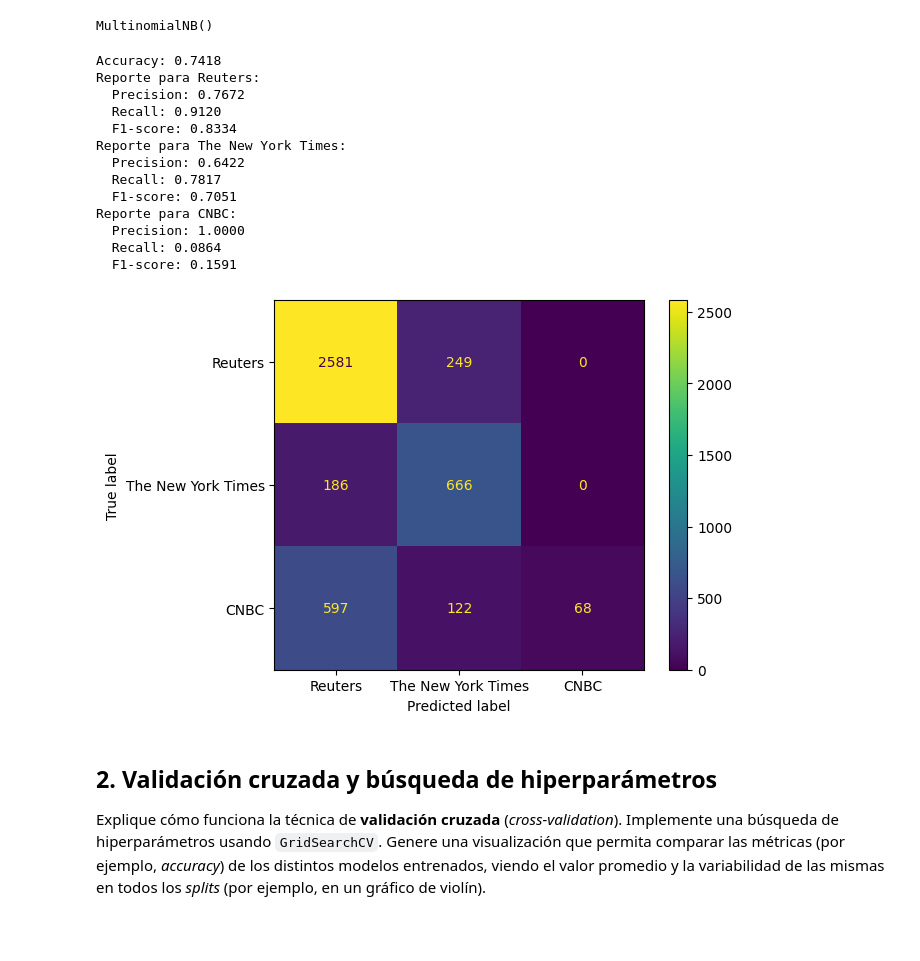
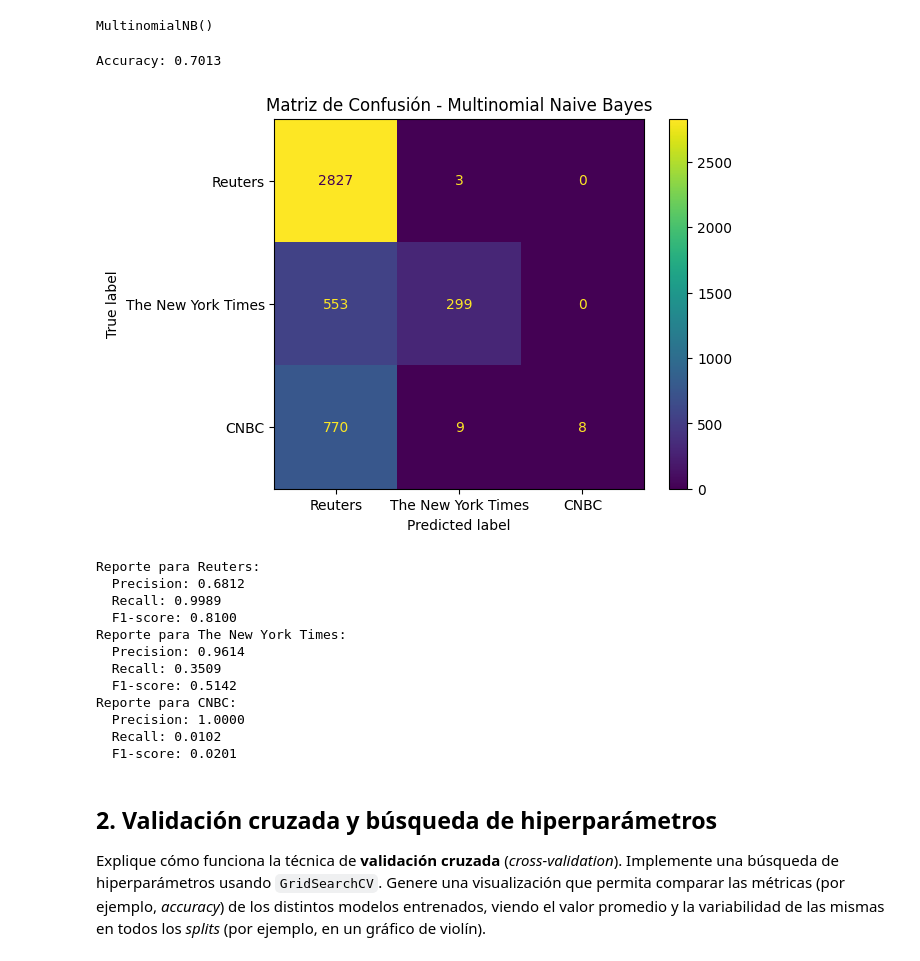
Before and after one commit to MarianoFernandez0/IntroCD, a Jupyter notebook: Tarea_2/2026_template_tarea2.ipynb, the cells around one changed output. Drawn from its saved outputs; the diff is of its cells as text; code cells hidden in the pictures; blank space fills up the shorter version.

```diff
--- a/Tarea_2/2026_template_tarea2.ipynb
+++ b/Tarea_2/2026_template_tarea2.ipynb
@@ -78,8 +78,8 @@ N = 3
 count_by_publication = df['publication'].value_counts()
 count_by_publication.plot(kind='barh', figsize=(10, 5))
 top_3_publications = count_by_publication[:N].index.values
-df_top_3 = df[df['publication'].isin(top_3_publications)]
-
+df_top_3 = df[df['publication'].isin(top_3_publications)].copy()
+print(f"top_3_publications: {top_3_publications}")
 # Aplique clean_text sobre la columna de texto elegida y cree una nueva columna "CleanText"
 df_top_3['CleanText'] = clean_text(df_top_3, 'article')
 # %% [output]
@@ -91,6 +87,13 @@ See the caveats in the documentation: https://pandas.pydata.org/pandas-docs/stab
 [figure]
 # %%
 # TODO: Particione los datos en train y test (30% test), con muestreo estratificado
+SEED = 42
+TEST_SIZE = 0.3
 X = df_top_3["CleanText"]
 y = df_top_3["publication"]
-X_train, X_test, y_train, y_test = train_test_split(X, y, test_size=0.3, random_state=42, stratify=y)
+X_train, X_test, y_train, y_test = train_test_split(X, y, test_size=TEST_SIZE, random_state=SEED, stratify=y)
+
+print(f"X_train shape: {X_train.shape}")
+print(f"y_train shape: {y_train.shape}")
+print(f"X_test shape: {X_test.shape}")
+print(f"y_test shape: {y_test.shape}")
@@ -152,7 +192,7 @@ Explique brevemente en qué consiste esta transformación adicional.
 # TODO: Obtenga la representación TF-IDF del conjunto de entrenamiento
 
 # Muestre el tamaño de la matriz resultante
-vectorizer_tfidf = TfidfVectorizer()
+vectorizer_tfidf = TfidfVectorizer(use_idf=True)
 X_train_tfidf = vectorizer_tfidf.fit_transform(X_train)
 print('TF-IDF Matrix shape:', X_train_tfidf.shape)
 # %% [output]
@@ -248,36 +292,39 @@ MultinomialNB()
 # %%
 # TODO: Evalúe el modelo sobre el conjunto de test
 X_test_tfidf = vectorizer_tfidf.transform(X_test)
 y_test_pred = model.predict(X_test_tfidf)
 
 accuracy = accuracy_score(y_test, y_test_pred)
 print(f"Accuracy: {accuracy:.4f}")
 
 conf_matrix = confusion_matrix(y_test, y_test_pred, labels=top_3_publications)
 disp = ConfusionMatrixDisplay(confusion_matrix=conf_matrix, display_labels=top_3_publications)
-disp.plot()
+disp = disp.plot()
+plt.title("Matriz de Confusión - Multinomial Naive Bayes")
+plt.savefig("informe/figures/confusion_matrix_nb.png", bbox_inches='tight')
+plt.show()
 
 report = classification_report(y_test, y_test_pred, labels=top_3_publications, target_names=top_3_publications, output_dict=True)
 for publication in top_3_publications:
     print(f"Reporte para {publication}:")
     print(f"  Precision: {report[publication]['precision']:.4f}")
     print(f"  Recall: {report[publication]['recall']:.4f}")
     print(f"  F1-score: {report[publication]['f1-score']:.4f}")
 # %% [output]
-Accuracy: 0.7418
-Reporte para Reuters:
-  Precision: 0.7672
-  Recall: 0.9120
-  F1-score: 0.8334
-Reporte para The New York Times:
-  Precision: 0.6422
-  Recall: 0.7817
-  F1-score: 0.7051
-Reporte para CNBC:
-  Precision: 1.0000
-  Recall: 0.0864
-  F1-score: 0.1591
+Accuracy: 0.7013
-[figure, old version]
+[figure, new version]
+Reporte para Reuters:
+  Precision: 0.6812
+  Recall: 0.9989
+  F1-score: 0.8100
+Reporte para The New York Times:
+  Precision: 0.9614
+  Recall: 0.3509
+  F1-score: 0.5142
+Reporte para CNBC:
+  Precision: 1.0000
+  Recall: 0.0102
+  F1-score: 0.0201
 # %% [markdown]
 ## 2. Validación cruzada y búsqueda de hiperparámetros
 Explique cómo funciona la técnica de **validación cruzada** (*cross-validation*).
```
Also changed, not shown: parts of 12 cells of this notebook, 21 other files.
